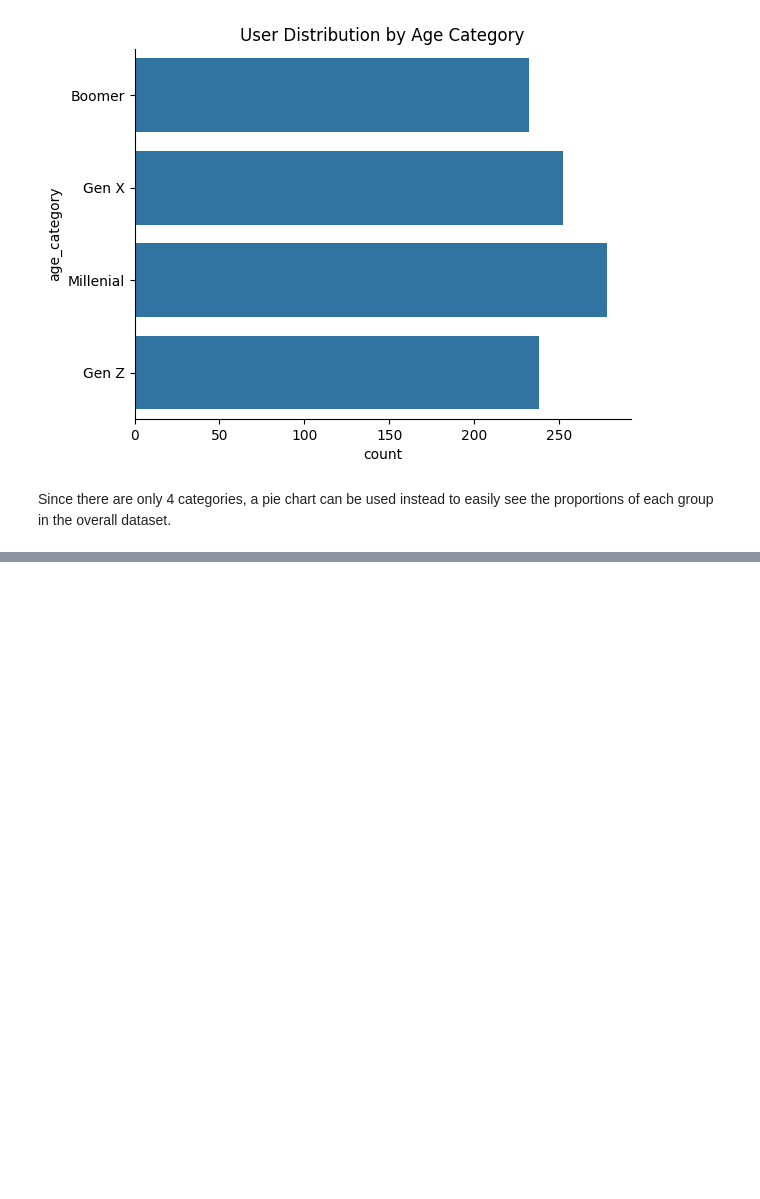
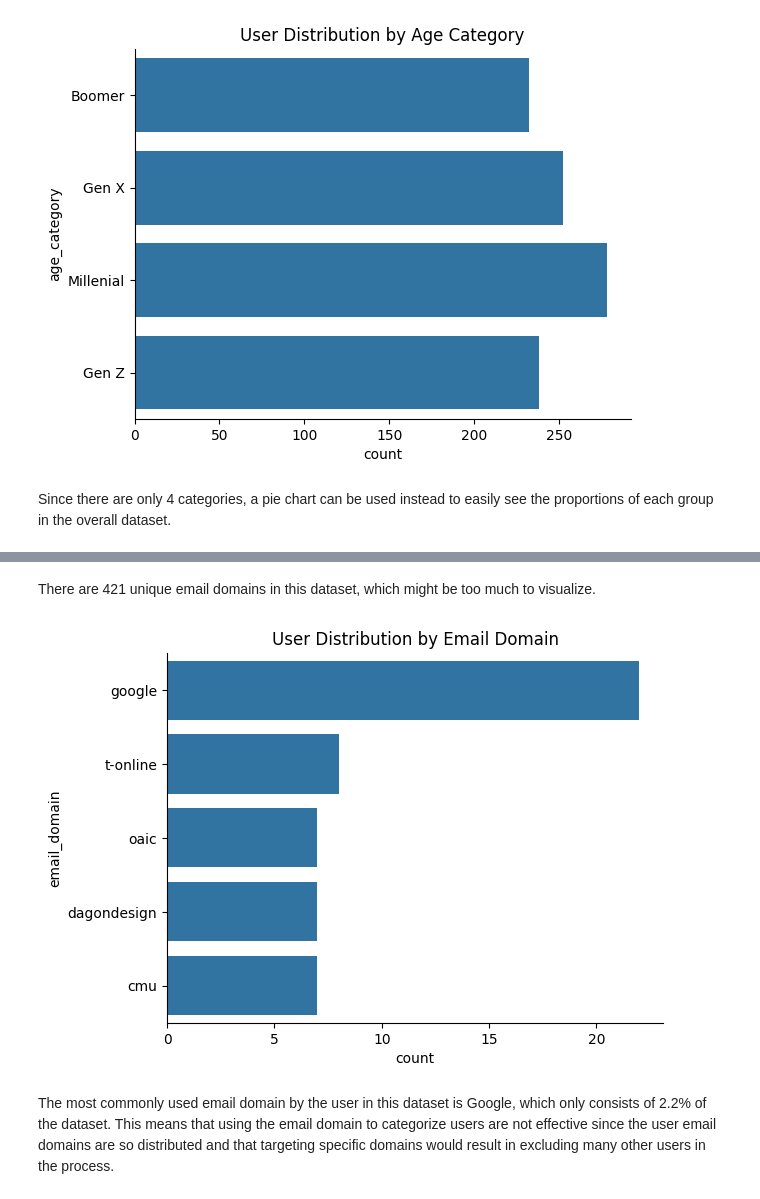
Before and after one commit to mezkymy/mock-data-analysis, a Jupyter notebook: mock_data_analysis.ipynb, the cells around one changed output, grey strips where cells are left out. Drawn from its saved outputs; the diff is of its cells as text; code cells hidden in the pictures; blank space fills up the shorter version.

```diff
--- a/mock_data_analysis.ipynb
+++ b/mock_data_analysis.ipynb
@@ -124,0 +151,12 @@ Since there are only 4 categories, a pie chart can be used instead to easily see
+# %% [markdown]
+There are 421 unique email domains in this dataset, which might be too much to visualize.
+# %%
+# plot only the top 5 email domain
+sns.countplot(y='email_domain', data=df2, order=df2.email_domain.value_counts().iloc[:5].index)
+plt.title('User Distribution by Email Domain')
+plt.gca().spines[['top', 'right',]].set_visible(False)
+plt.show()
+# %% [output]
+[figure, added]
+# %% [markdown]
+The most commonly used email domain by the user in this dataset is Google, which only consists of 2.2% of the dataset. This means that using the email domain to categorize users are not effective since the user email domains are so distributed and that targeting specific domains would result in excluding many other users in the process.
```
Also changed, not shown: parts of 8 cells of this notebook.
